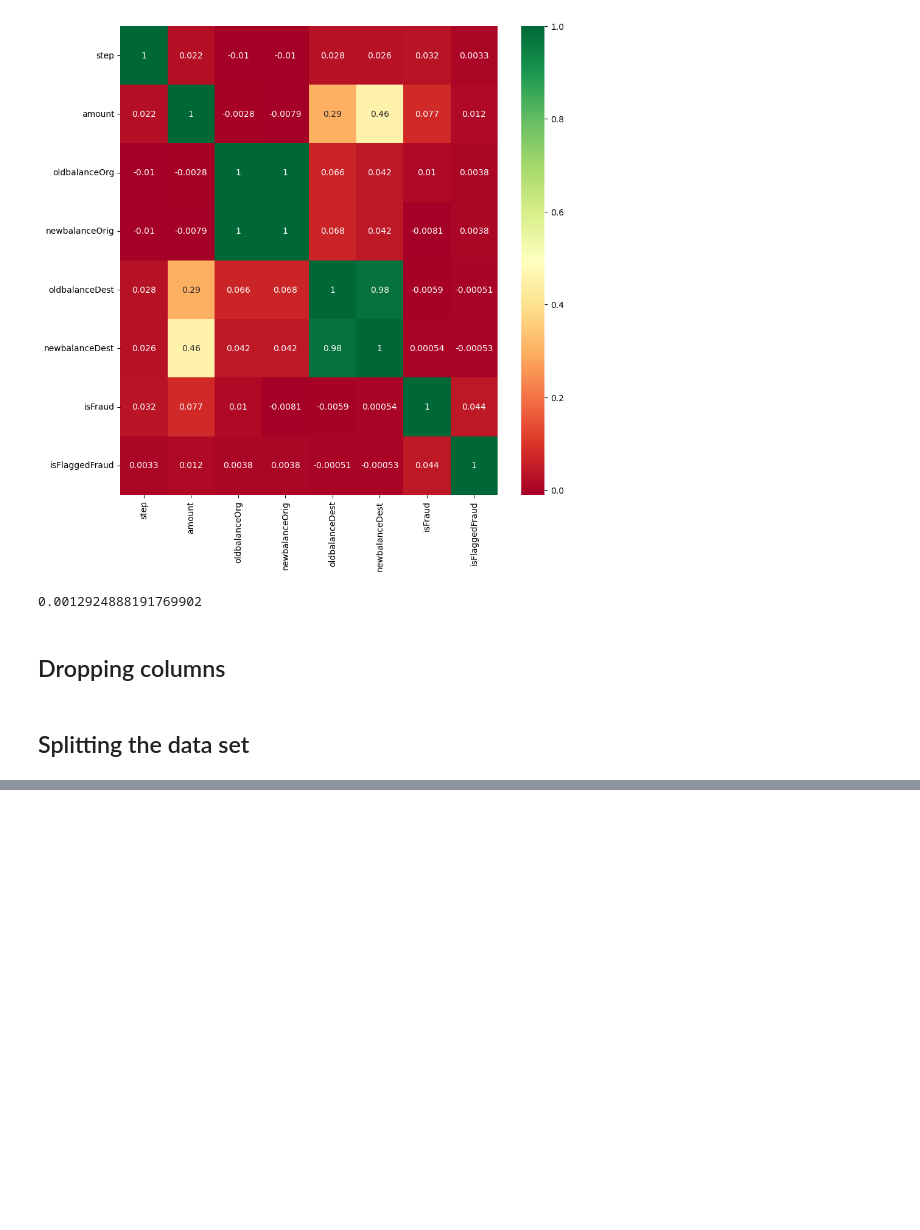
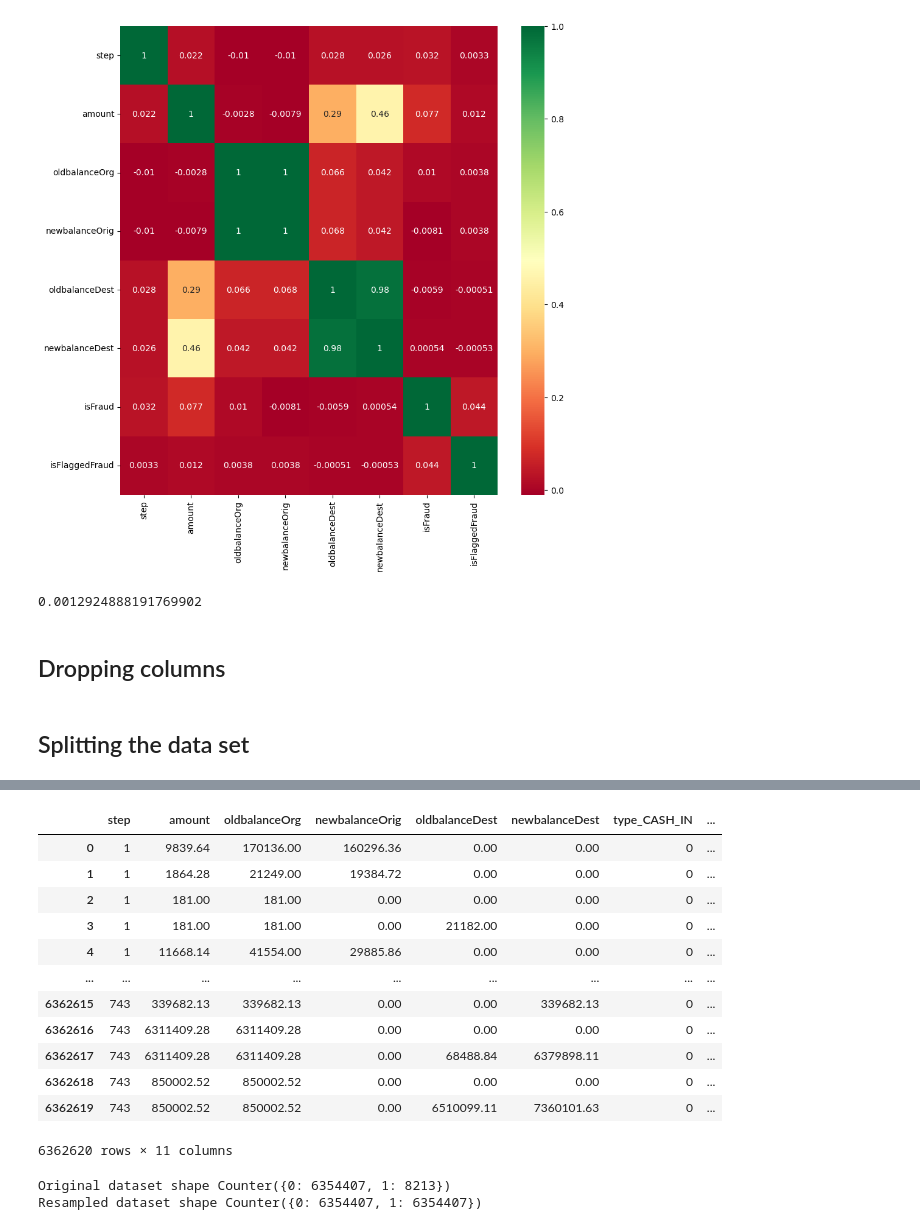
Before and after one commit to shemonto/Financial_Fraud_Detection, a Jupyter notebook: Fraud_Detection.ipynb, the cells around one changed output, grey strips where cells are left out. Cells and saved outputs as stored; diff of their text form; code cells hidden in the pictures; blank space fills up the shorter version.

```diff
--- a/Fraud_Detection.ipynb
+++ b/Fraud_Detection.ipynb
@@ -322,3 +322,5 @@ df_upd.drop(columns=['nameDest', 'isFlaggedFraud', 'nameOrig'],  inplace=True)
 # %%
 X = df_upd.loc[:, df_upd.columns != 'isFraud']
 y = df_upd['isFraud']
+# %%
+X = pd.get_dummies(X, columns=["type"])
@@ -324,0 +388,34 @@ y = df_upd['isFraud']
+# %%
+from sklearn.model_selection import train_test_split
+from sklearn.ensemble import RandomForestClassifier
+from sklearn.metrics import classification_report, confusion_matrix
+from sklearn.metrics import f1_score
+
+def train_and_evaluate_rf(X1, y1):
+
+    X_train, X_test, y_train, y_test = train_test_split(X1, y1, test_size=0.25, random_state=42)
+
+    # Initialize the RandomForestClassifier
+    rf_clf = RandomForestClassifier(random_state=42)
+
+    # Train the model
+    rf_clf.fit(X_train, y_train)
+
+    # Make predictions on the test set
+    y_pred = rf_clf.predict(X_test)
+    print("Accuracy Score:")
+    print(accuracy_score(y_test, y_pred))
+
+    # F1 score
+    print("F1 Score:")
+    print(f1_score(y_test, y_pred, average='macro'))
+
+    # Print the classification report
+    print("Classification Report:")
+    print(classification_report(y_test, y_pred))
+
+    # Print the confusion matrix
+    print("Confusion Matrix:")
+    print(confusion_matrix(y_test, y_pred))
+# %%
+train_and_evaluate_rf(X, y)
@@ -324,0 +438,3 @@ y = df_upd['isFraud']
+# %%
+# score with f1-score
+train_and_evaluate_rf(X, y)
@@ -324,0 +498,29 @@ y = df_upd['isFraud']
+# %%
+X
+# %% [output]
+|  | step | amount | oldbalanceOrg | newbalanceOrig | oldbalanceDest | newbalanceDest | type_CASH_IN | ... |
+| 0 | 1 | 9839.64 | 170136.00 | 160296.36 | 0.00 | 0.00 | 0 | ... |
+| 1 | 1 | 1864.28 | 21249.00 | 19384.72 | 0.00 | 0.00 | 0 | ... |
+| 2 | 1 | 181.00 | 181.00 | 0.00 | 0.00 | 0.00 | 0 | ... |
+| 3 | 1 | 181.00 | 181.00 | 0.00 | 21182.00 | 0.00 | 0 | ... |
+| 4 | 1 | 11668.14 | 41554.00 | 29885.86 | 0.00 | 0.00 | 0 | ... |
+| ... | ... | ... | ... | ... | ... | ... | ... | ... |
+| 6362615 | 743 | 339682.13 | 339682.13 | 0.00 | 0.00 | 339682.13 | 0 | ... |
+| 6362616 | 743 | 6311409.28 | 6311409.28 | 0.00 | 0.00 | 0.00 | 0 | ... |
+| 6362617 | 743 | 6311409.28 | 6311409.28 | 0.00 | 68488.84 | 6379898.11 | 0 | ... |
+| 6362618 | 743 | 850002.52 | 850002.52 | 0.00 | 0.00 | 0.00 | 0 | ... |
+| 6362619 | 743 | 850002.52 | 850002.52 | 0.00 | 6510099.11 | 7360101.63 | 0 | ... |
+6362620 rows × 11 columns
+# %%
+from collections import Counter
+from sklearn.datasets import make_classification
+from imblearn.over_sampling import SMOTE
+
+print('Original dataset shape %s' % Counter(y))
+
+sm = SMOTE(random_state=42)
+X_res, y_res = sm.fit_resample(X, y)
+print('Resampled dataset shape %s' % Counter(y_res))
+# %% [output]
+Original dataset shape Counter({0: 6354407, 1: 8213})
+Resampled dataset shape Counter({0: 6354407, 1: 6354407})
```
Also changed, not shown: parts of 11 cells of this notebook.
